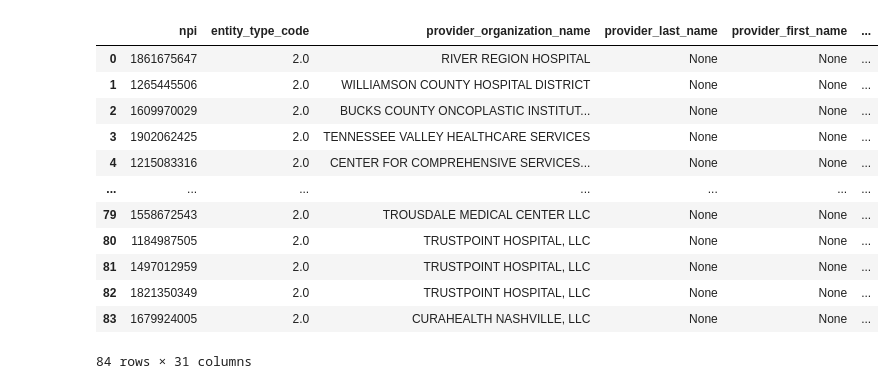
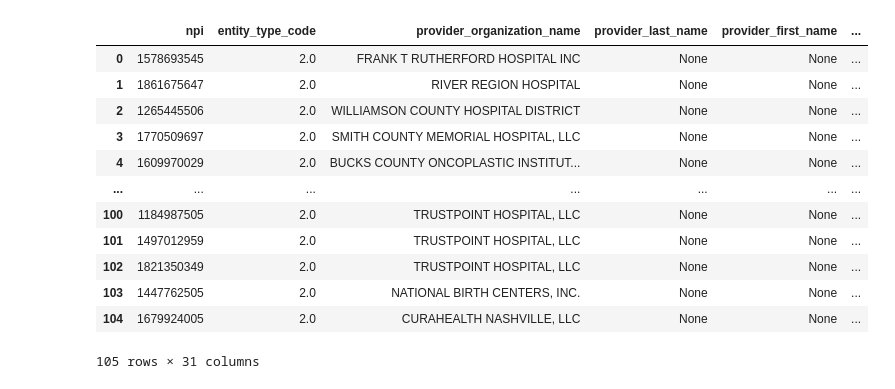
Before and after one commit to nss-data-science-cohort-6/hop_team-the-hindenburgs, a Jupyter notebook: notebooks/hop_team_exploration.ipynb, the cells around one changed output. Drawn from its saved outputs; the diff is of its cells as text; code cells hidden in the pictures.

```diff
--- a/notebooks/hop_team_exploration.ipynb
+++ b/notebooks/hop_team_exploration.ipynb
@@ -23,37 +34,34 @@ test_sqlite
 # %%
 query = """
 SELECT *
---DISTINCT provider_organization_name
 FROM nnpes AS np
 INNER JOIN nucc_taxonomy AS nt
 ON np.primary_taxonomy = nt.code
 INNER JOIN zip_cbsa AS zc
 ON np.postal_code = zc.zip
 WHERE entity_type_code = 2.0
     AND state = 'TN'
     AND cbsa = 34980
-    AND res_ratio = 1
+    AND res_ratio >= 0.5
     AND classification LIKE '%Hospital'
     AND provider_organization_name NOT LIKE '%PAY%'
 """
 
-# LIMIT 1000;
+with sqlite3.connect('../data/hop_teaming_database.sqlite') as db:
+    hospitals = pd.read_sql(query, db)
 
-with sqlite3.connect('../data/hop_teaming_database.sqlite') as db:
-    hospitals_sqlite = pd.read_sql(query, db)
-
-hospitals_sqlite
+hospitals
 # %% [output]
 |  | npi | entity_type_code | provider_organization_name | provider_last_name | provider_first_name | ... |
-| 0 | 1861675647 | 2.0 | RIVER REGION HOSPITAL | None | None | ... |
-| 1 | 1265445506 | 2.0 | WILLIAMSON COUNTY HOSPITAL DISTRICT | None | None | ... |
-| 2 | 1609970029 | 2.0 | BUCKS COUNTY ONCOPLASTIC INSTITUT... | None | None | ... |
-| 3 | 1902062425 | 2.0 | TENNESSEE VALLEY HEALTHCARE SERVICES | None | None | ... |
-| 4 | 1215083316 | 2.0 | CENTER FOR COMPREHENSIVE SERVICES... | None | None | ... |
+| 0 | 1578693545 | 2.0 | FRANK T RUTHERFORD HOSPITAL INC | None | None | ... |
+| 1 | 1861675647 | 2.0 | RIVER REGION HOSPITAL | None | None | ... |
+| 2 | 1265445506 | 2.0 | WILLIAMSON COUNTY HOSPITAL DISTRICT | None | None | ... |
+| 3 | 1770509697 | 2.0 | SMITH COUNTY MEMORIAL HOSPITAL, LLC | None | None | ... |
+| 4 | 1609970029 | 2.0 | BUCKS COUNTY ONCOPLASTIC INSTITUT... | None | None | ... |
 | ... | ... | ... | ... | ... | ... | ... |
-| 79 | 1558672543 | 2.0 | TROUSDALE MEDICAL CENTER LLC | None | None | ... |
-| 80 | 1184987505 | 2.0 | TRUSTPOINT HOSPITAL, LLC | None | None | ... |
-| 81 | 1497012959 | 2.0 | TRUSTPOINT HOSPITAL, LLC | None | None | ... |
-| 82 | 1821350349 | 2.0 | TRUSTPOINT HOSPITAL, LLC | None | None | ... |
-| 83 | 1679924005 | 2.0 | CURAHEALTH NASHVILLE, LLC | None | None | ... |
+| 100 | 1184987505 | 2.0 | TRUSTPOINT HOSPITAL, LLC | None | None | ... |
+| 101 | 1497012959 | 2.0 | TRUSTPOINT HOSPITAL, LLC | None | None | ... |
+| 102 | 1821350349 | 2.0 | TRUSTPOINT HOSPITAL, LLC | None | None | ... |
+| 103 | 1447762505 | 2.0 | NATIONAL BIRTH CENTERS, INC. | None | None | ... |
+| 104 | 1679924005 | 2.0 | CURAHEALTH NASHVILLE, LLC | None | None | ... |
-84 rows × 31 columns
+105 rows × 31 columns
```
Also changed, not shown: parts of 7 cells of this notebook.
